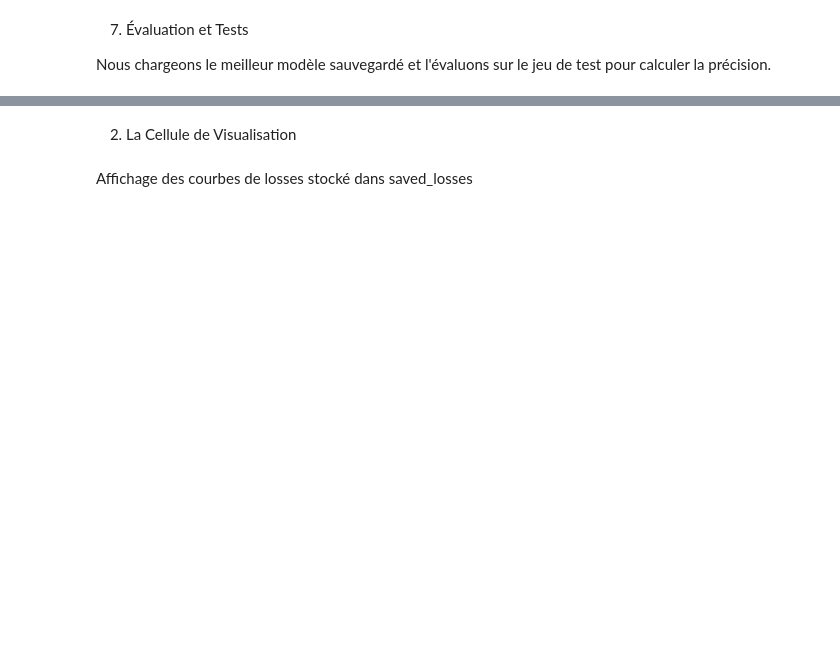
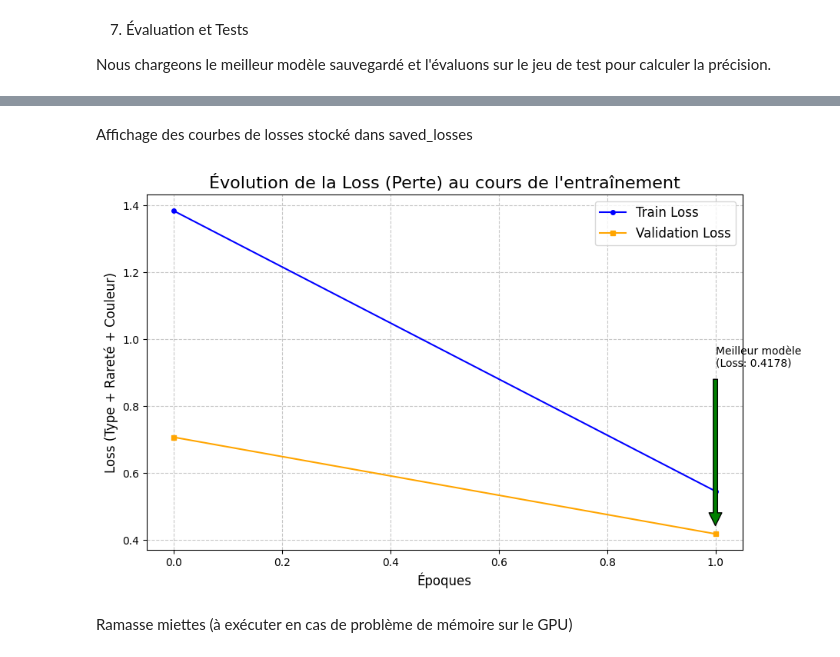
Before and after one commit to uvsq21917563/Neuron_Magic_Detection, a Jupyter notebook: CNN_ENBO.ipynb, the cells around one changed output, grey strips where cells are left out. Saved outputs shown, nothing was run; the diff lists cells and outputs as text; code cells hidden in the pictures; blank space fills up the shorter version.

Commit message:
debug + load losses

```diff
--- a/CNN_ENBO.ipynb
+++ b/CNN_ENBO.ipynb
@@ -110,9 +114,9 @@ test_dataset = MagicCardDataset(csv_file=test_csv, base_img_dir=mtg_dir, transfo
 val_dataset = MagicCardDataset(csv_file=val_csv, base_img_dir=mtg_dir, transform=transform)
 
 # Création des DataLoaders
-train_loader = DataLoader(train_dataset, batch_size=32, shuffle=True, collate_fn=collate_fn)
-test_loader = DataLoader(test_dataset, batch_size=128, shuffle=False, collate_fn=collate_fn) # Shuffle False pour test
-val_loader = DataLoader(val_dataset, batch_size=64, shuffle=False, collate_fn=collate_fn)
+train_loader = DataLoader(train_dataset, batch_size=16, shuffle=True, collate_fn=collate_fn)
+test_loader = DataLoader(test_dataset, batch_size=64, shuffle=False, collate_fn=collate_fn)
+val_loader = DataLoader(val_dataset, batch_size=32, shuffle=False, collate_fn=collate_fn)
 
 print(f"Batchs d'entraînement : {len(train_loader)}")
 # %% [output]
@@ -335,54 +350,43 @@ print(f"Précision Couleur : {100 * color_ok / total:.2f}%")
-# %% [markdown]
-2. La Cellule de Visualisation
-# %%
-# Configuration du style
-plt.figure(figsize=(10, 6))
-plt.title("Évolution de la Loss (Perte) au cours de l'entraînement", fontsize=16)
-
-# Tracé des courbes
-plt.plot(train_losses, label='Train Loss', color='blue', linestyle='-', marker='o', markersize=4)
-plt.plot(val_losses, label='Validation Loss', color='orange', linestyle='-', marker='s', markersize=4)
-
-# Labels et Légende
-plt.xlabel("Époques", fontsize=12)
-plt.ylabel("Loss (Type + Rareté + Couleur)", fontsize=12)
-plt.legend(fontsize=12)
-plt.grid(True, linestyle='--', alpha=0.7)
-
-# Annotation du minimum
-if len(val_losses) > 0:
-    min_val_loss = min(val_losses)
-    min_epoch = val_losses.index(min_val_loss)
-    plt.annotate(f'Meilleur modèle\n(Loss: {min_val_loss:.4f})',
-                 xy=(min_epoch, min_val_loss),
-                 xytext=(min_epoch, min_val_loss + 0.5),
-                 arrowprops=dict(facecolor='green', shrink=0.05))
-
-plt.show()
 # %% [markdown]
 Affichage des courbes de losses stocké dans saved_losses
 # %%
+# Chargement des losses sauvegardées
+try:
+    with open(loss_save_path, "r") as f:
+        history = json.load(f)
+
+    train_losses = history["train_loss"]
+    val_losses = history["val_loss"]
+    print(f"Losses chargées.")
+except FileNotFoundError:
+    print(f"Erreur : Le fichier {loss_save_path} n'a pas été trouvé.")
+    train_losses, val_losses = [], []
+
 # Configuration du style
 plt.figure(figsize=(10, 6))
 plt.title("Évolution de la Loss (Perte) au cours de l'entraînement", fontsize=16)
 
 # Tracé des courbes
 plt.plot(train_losses, label='Train Loss', color='blue', linestyle='-', marker='o', markersize=4)
 plt.plot(val_losses, label='Validation Loss', color='orange', linestyle='-', marker='s', markersize=4)
 
 # Labels et Légende
 plt.xlabel("Époques", fontsize=12)
 plt.ylabel("Loss (Type + Rareté + Couleur)", fontsize=12)
 plt.legend(fontsize=12)
 plt.grid(True, linestyle='--', alpha=0.7)
 
 # Annotation du minimum
 if len(val_losses) > 0:
     min_val_loss = min(val_losses)
     min_epoch = val_losses.index(min_val_loss)
     plt.annotate(f'Meilleur modèle\n(Loss: {min_val_loss:.4f})',
                  xy=(min_epoch, min_val_loss),
                  xytext=(min_epoch, min_val_loss + 0.5),
                  arrowprops=dict(facecolor='green', shrink=0.05))
 
 plt.show()
+# %% [output]
+[figure, added]
+# %% [markdown]
+Ramasse miettes (à exécuter en cas de problème de mémoire sur le GPU)
```
Also changed, not shown: parts of 7 cells of this notebook.
